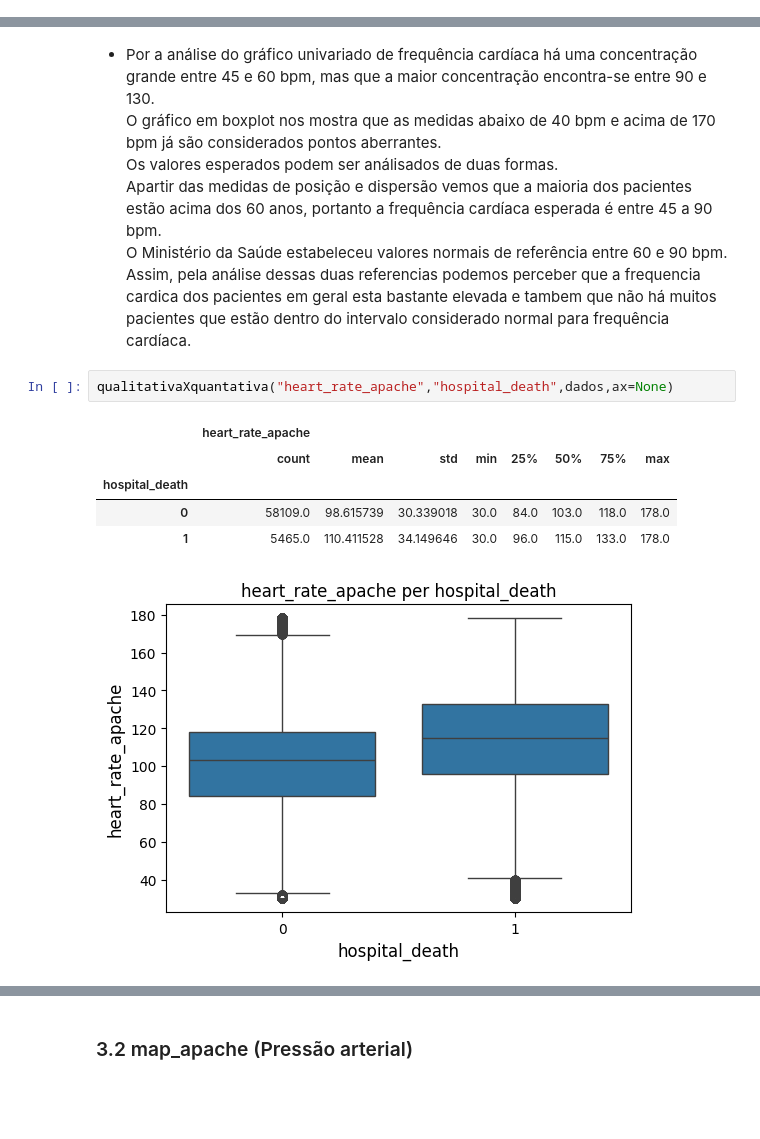
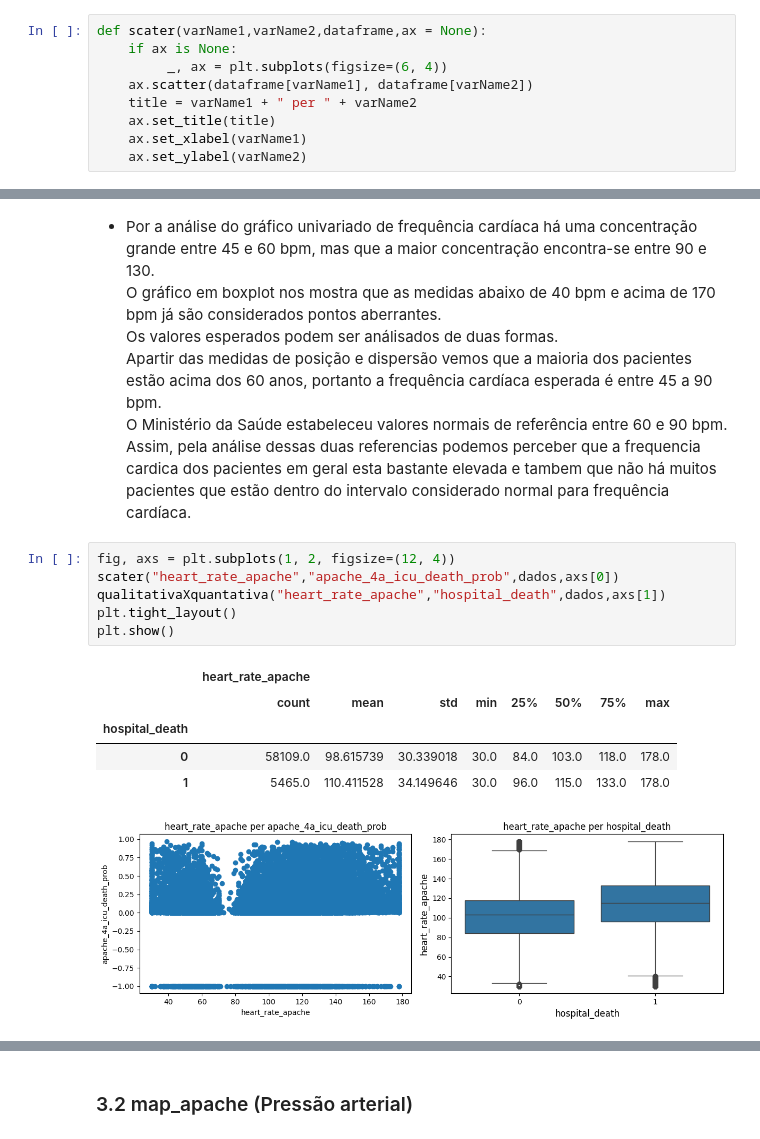
Before and after one commit to kaioreidela/Death_Prediction_in_ICU, a Jupyter notebook: teste_treino.ipynb, the cells around one changed output, grey strips where cells are left out. Saved outputs shown, nothing was run; the diff lists cells and outputs as text; blank space fills up the shorter version.

```diff
--- a/teste_treino.ipynb
+++ b/teste_treino.ipynb
@@ -99,6 +99,15 @@ def qualitativaXquantativa(varName1,varName2,dataframe,ax = None):
     ax.set_ylabel(varName1, fontsize=12)
     ax.set_xlabel(varName2, fontsize=12)
     display(dataframe[[varName1, varName2]].groupby(varName2).describe())
+# %%
+def scater(varName1,varName2,dataframe,ax = None):
+    if ax is None:
+         _, ax = plt.subplots(figsize=(6, 4))
+    ax.scatter(dataframe[varName1], dataframe[varName2])
+    title = varName1 + " per " + varName2
+    ax.set_title(title)
+    ax.set_xlabel(varName1)
+    ax.set_ylabel(varName2)
 # %% [markdown]
 ## Estatistica descritiva
 # %%
@@ -397,13 +469,17 @@ Os valores esperados podem ser análisados de duas formas.
 Apartir das medidas de posição e dispersão vemos que a maioria dos pacientes estão acima dos 60 anos, portanto a frequência cardíaca esperada é entre 45 a 90 bpm.
 O Ministério da Saúde estabeleceu valores normais de referência entre 60 e 90 bpm.
 Assim, pela análise dessas duas referencias podemos perceber que a frequencia cardica dos pacientes em geral esta bastante elevada e tambem que não há muitos pacientes que estão dentro do intervalo considerado normal para frequência cardíaca.
-# %%
-qualitativaXquantativa("heart_rate_apache","hospital_death",dados,ax=None)
-# %% [output]
-|  | heart_rate_apache |  |  |  |  |  |  |  |
-|  | count | mean | std | min | 25% | 50% | 75% | max |
-| hospital_death |  |  |  |  |  |  |  |  |
-| 0 | 58109.0 | 98.615739 | 30.339018 | 30.0 | 84.0 | 103.0 | 118.0 | 178.0 |
-| 1 | 5465.0 | 110.411528 | 34.149646 | 30.0 | 96.0 | 115.0 | 133.0 | 178.0 |
-[figure, removed]
+# %%
+fig, axs = plt.subplots(1, 2, figsize=(12, 4))
+scater("heart_rate_apache","apache_4a_icu_death_prob",dados,axs[0])
+qualitativaXquantativa("heart_rate_apache","hospital_death",dados,axs[1])
+plt.tight_layout()
+plt.show()
+# %% [output]
+|  | heart_rate_apache |  |  |  |  |  |  |  |
+|  | count | mean | std | min | 25% | 50% | 75% | max |
+| hospital_death |  |  |  |  |  |  |  |  |
+| 0 | 58109.0 | 98.615739 | 30.339018 | 30.0 | 84.0 | 103.0 | 118.0 | 178.0 |
+| 1 | 5465.0 | 110.411528 | 34.149646 | 30.0 | 96.0 | 115.0 | 133.0 | 178.0 |
+[figure, added]
 # %% [markdown]
```
Also changed, not shown: parts of 18 cells of this notebook.
